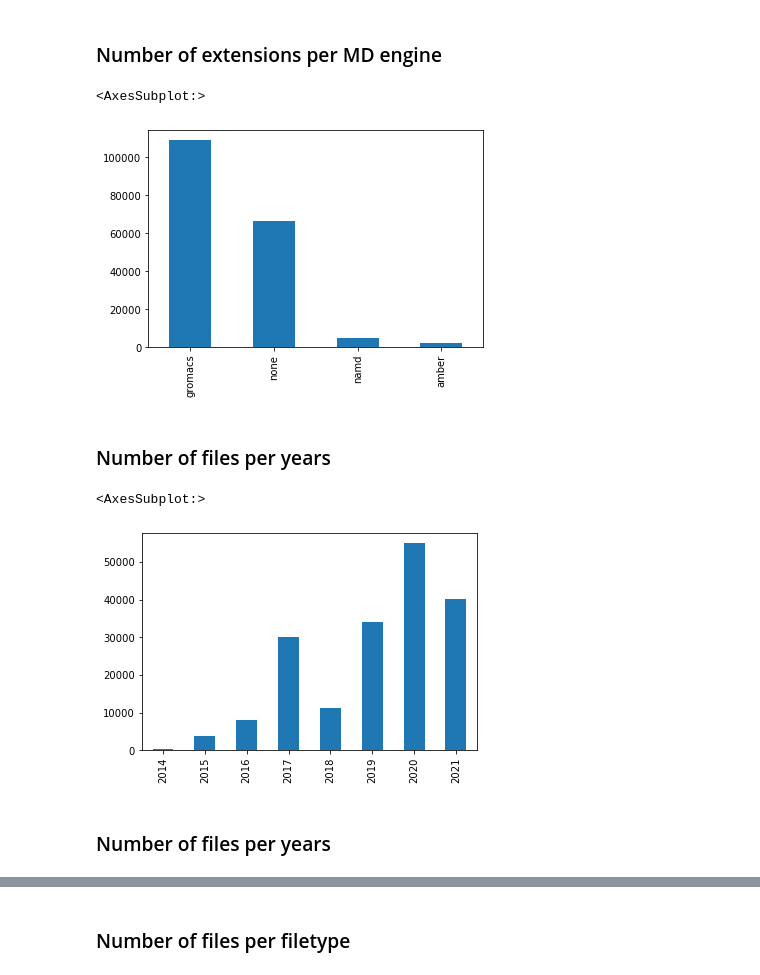
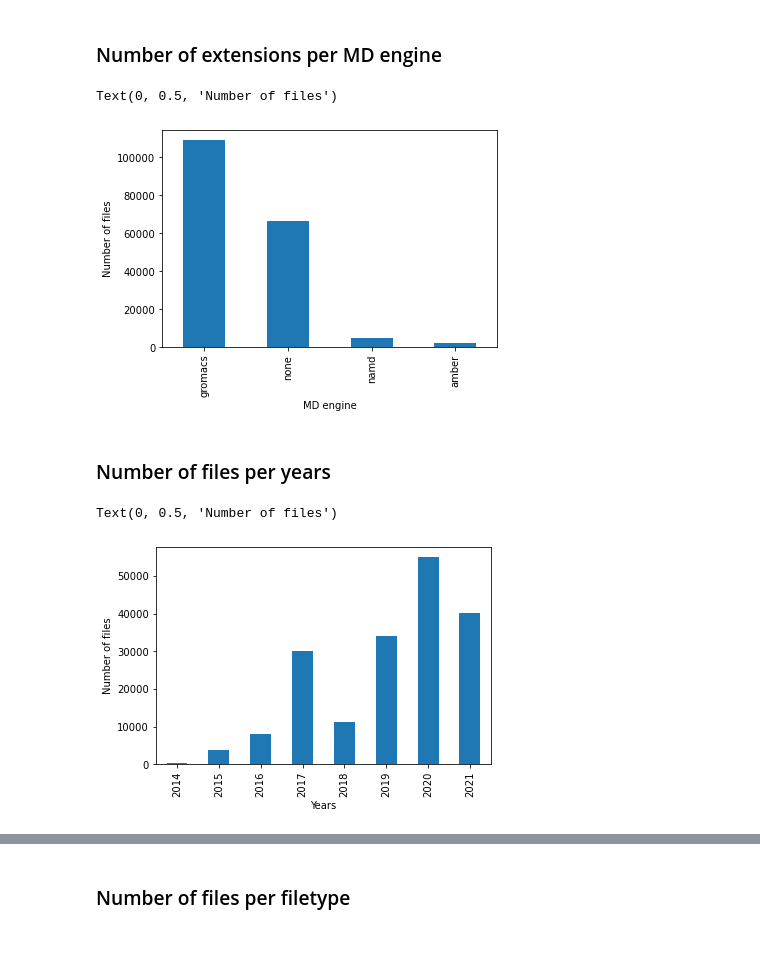
Before and after one commit to MDverse/mdws, a Jupyter notebook: analysis.ipynb, the cells around one changed output, grey strips where cells are left out. Cells and saved outputs as stored; diff of their text form; code cells hidden in the pictures; blank space fills up the shorter version.

```diff
--- a/analysis.ipynb
+++ b/analysis.ipynb
@@ -59,15 +57,17 @@ tab["years"] = years
 ### Number of extensions per MD engine
 # %%
 tab["engine_MD"].value_counts().plot(kind = "bar")
+plt.xlabel("MD engine")
+plt.ylabel("Number of files")
 # %% [output]
-<AxesSubplot:>
+Text(0, 0.5, 'Number of files')
-[figure, old version]
+[figure, new version]
 # %% [markdown]
 ### Number of files per years
 # %%
 tab["years"].value_counts().sort_index().plot(kind = "bar")
+plt.xlabel("Years")
+plt.ylabel("Number of files")
 # %% [output]
-<AxesSubplot:>
+Text(0, 0.5, 'Number of files')
-[figure, old version]
+[figure, new version]
-# %% [markdown]
-### Number of files per years
```
Also changed, not shown: parts of 7 cells of this notebook.
